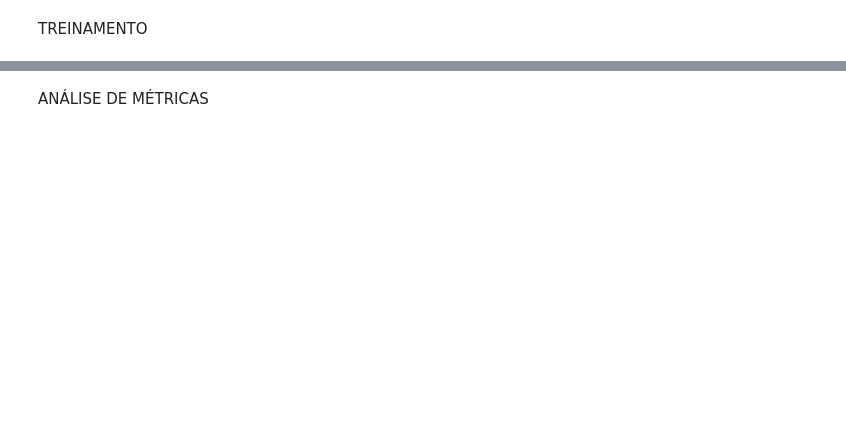
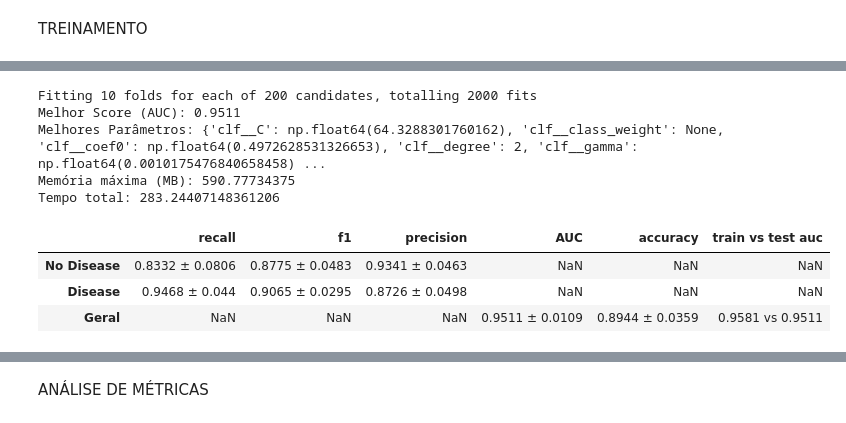
Before and after one commit to malf75/Heart-Failure-ML, a Jupyter notebook: heartdisease.ipynb, the cells around one changed output, grey strips where cells are left out. Drawn from its saved outputs; the diff is of its cells as text; code cells hidden in the pictures; blank space fills up the shorter version.

```diff
--- a/heartdisease.ipynb
+++ b/heartdisease.ipynb
@@ -682,7 +983,8 @@ def pipeline_svm():
         ('smote', smote),
         ('clf', SVC(
             cache_size=1000,
-            random_state=42
+            random_state=42,
+            probability=True
         ))
     ])
 
@@ -726,32 +1028,42 @@ def pipeline_svm():
             'recall': f'{scores_svm["test_recall_1"].mean().round(4)} ± {scores_svm["test_recall_1"].std().round(4)}',
             'f1': f'{scores_svm["test_f1_1"].mean().round(4)} ± {scores_svm["test_f1_1"].std().round(4)}',
             'precision': f'{scores_svm["test_precision_1"].mean().round(4)} ± {scores_svm["test_precision_1"].std().round(4)}'
         },
         'Geral': {
             'AUC': f'{scores_svm["test_roc_auc"].mean().round(4)} ± {scores_svm["test_roc_auc"].std().round(4)}',
             'accuracy': f'{scores_svm["test_accuracy"].mean().round(4)} ± {scores_svm["test_accuracy"].std().round(4)}',
             'train vs test auc': f'{scores_svm["train_roc_auc"].mean().round(4)} vs {scores_svm["test_roc_auc"].mean().round(4)}'
         }
     }
 
     df_scores_svm = pd.DataFrame(scores_dict_svm).T
 
     return model4, svm_model, scores_svm, df_scores_svm
 
 start = time.time()
 
 mem_usage, result = memory_usage(
     (pipeline_svm,),
     retval=True,
     max_usage=True
 )
 
 model4, svm, scores_svm, df_scores_svm = result
 
 end = time.time()
 
 print("Memória máxima (MB):", mem_usage)
 print("Tempo total:", end - start)
 df_scores_svm
+# %% [output]
+Fitting 10 folds for each of 200 candidates, totalling 2000 fits
+Melhor Score (AUC): 0.9511
+Melhores Parâmetros: {'clf__C': np.float64(64.3288301760162), 'clf__class_weight': None, 'clf__coef0': np.float64(0.4972628531326653), 'clf__degree': 2, 'clf__gamma': np.float64(0.0010175476840658458) ...
+Memória máxima (MB): 590.77734375
+Tempo total: 283.24407148361206
+|  | recall | f1 | precision | AUC | accuracy | train vs test auc |
+| No Disease | 0.8332 ± 0.0806 | 0.8775 ± 0.0483 | 0.9341 ± 0.0463 | NaN | NaN | NaN |
+| Disease | 0.9468 ± 0.044 | 0.9065 ± 0.0295 | 0.8726 ± 0.0498 | NaN | NaN | NaN |
+| Geral | NaN | NaN | NaN | 0.9511 ± 0.0109 | 0.8944 ± 0.0359 | 0.9581 vs 0.9511 |
 # %%
 df.shape
```
Also changed, not shown: parts of 70 cells of this notebook.
